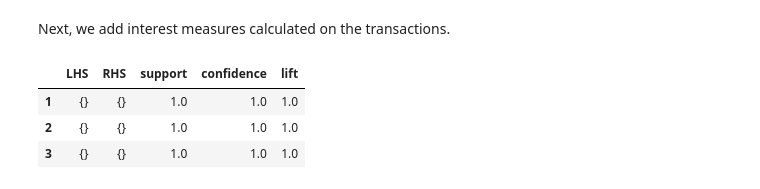
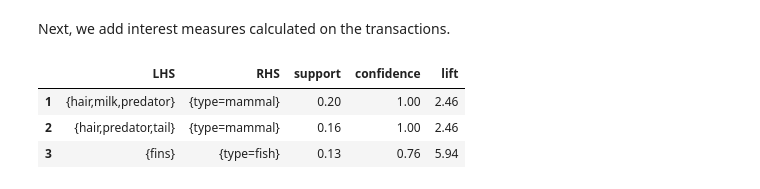
Before and after one commit to mhahsler/arulespy, a Jupyter notebook: examples/arules.ipynb, the cells around one changed output. Drawn from its saved outputs; the diff is of its cells as text; code cells hidden in the pictures.

Commit message:
Updated examples.

```diff
--- a/examples/arules.ipynb
+++ b/examples/arules.ipynb
@@ -425,21 +435,24 @@ of sets of items. The item labels (i.e., the sparse representation) is
 taken from the transactions `trans`.
 # %%
 import rpy2.robjects as ro
-from arulespy.arules import Rules, set, encode
+from arulespy.arules import Rules, ItemMatrix
 
-new_rule_lhs = [
-    set(['hair', 'milk', 'predator']),
-    set(['hair', 'tail', 'predator']),
-    set(['fins'])
+trans = Transactions.from_df(pd.read_csv("https://mhahsler.github.io/arulespy/examples/Zoo.csv"))
+
+
+lhs = [
+    ['hair', 'milk', 'predator'],
+    ['hair', 'tail', 'predator'],
+    ['fins']
 ]
-new_rule_rhs = [
-    set(['type=mammal']),
-    set(['type=mammal']),
-    set(['type=fish'])
+rhs = [
+    ['type=mammal'],
+    ['type=mammal'],
+    ['type=fish']
 ]
 
-lhs = encode(new_rule_lhs, itemLabels = trans)
-rhs = encode(new_rule_rhs, itemLabels = trans)
+lhs = ItemMatrix.from_list(lhs, itemLabels = trans)
+rhs = ItemMatrix.from_list(rhs, itemLabels = trans)
 
 r = Rules.new(lhs, rhs)
 r.as_df()
@@ -456,9 +465,10 @@ StrVector with 1 elements.
 Next, we add interest measures calculated on the transactions.
 # %%
 r.addQuality(r.interestMeasure(['support', 'confidence', 'lift'], trans))
-r.as_df()
+
+r.as_df().round(2)
 # %% [output]
 |  | LHS | RHS | support | confidence | lift |
-| 1 | {} | {} | 1.0 | 1.0 | 1.0 |
-| 2 | {} | {} | 1.0 | 1.0 | 1.0 |
-| 3 | {} | {} | 1.0 | 1.0 | 1.0 |
+| 1 | {hair,milk,predator} | {type=mammal} | 0.20 | 1.00 | 2.46 |
+| 2 | {hair,predator,tail} | {type=mammal} | 0.16 | 1.00 | 2.46 |
+| 3 | {fins} | {type=fish} | 0.13 | 0.76 | 5.94 |
```
Also changed, not shown: parts of 11 cells of this notebook, 12 other files.
